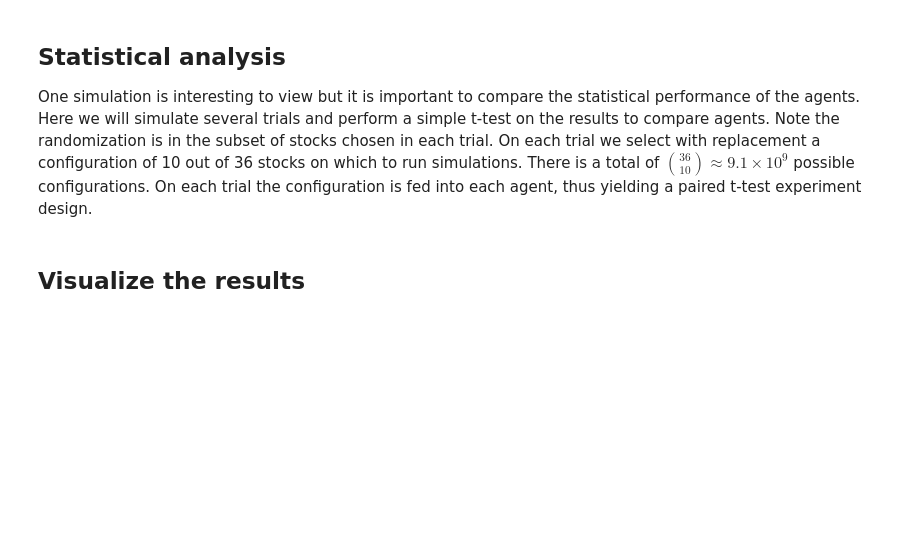
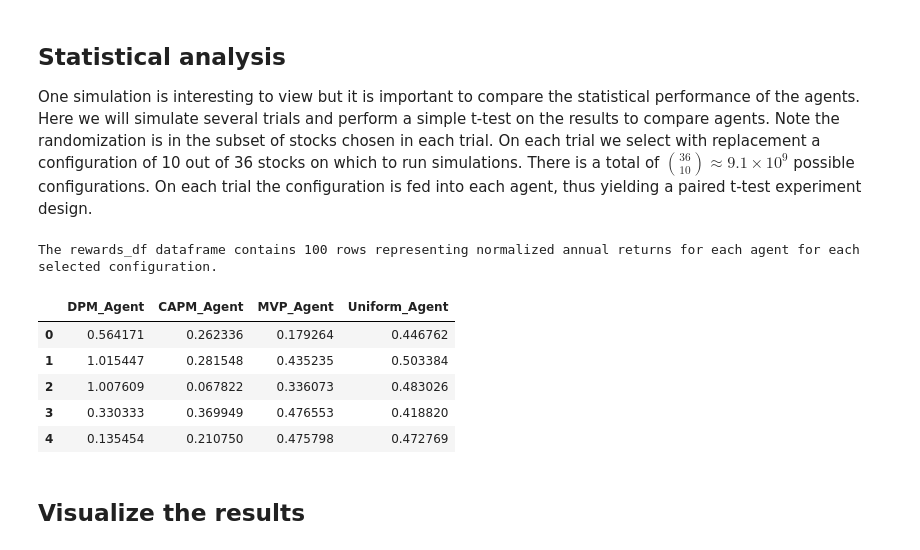
Before and after one commit to rajindermavi/portfolio_management, a Jupyter notebook: portfolio_management/agent_comparison.ipynb, the cells around one changed output. Drawn from its saved outputs; the diff is of its cells as text; code cells hidden in the pictures; blank space fills up the shorter version.

Commit message:
Compare agents after updated agent training.

```diff
--- a/portfolio_management/agent_comparison.ipynb
+++ b/portfolio_management/agent_comparison.ipynb
@@ -76,6 +76,19 @@ agents = [dpm_agent,
 rewards = sampled_agent_reward(TradingEnv,test_data,agents,n_group_size,TRIALS)
 
 rewards_df = pd.DataFrame(rewards).astype(float)
+# %%
+print(f'The rewards_df dataframe contains {rewards_df.shape[0]} rows ',end='')
+print('representing normalized annual returns for each agent for each ', end = '')
+print('selected configuration.' )
+rewards_df.head()
+# %% [output]
+The rewards_df dataframe contains 100 rows representing normalized annual returns for each agent for each selected configuration.
+|  | DPM_Agent | CAPM_Agent | MVP_Agent | Uniform_Agent |
+| 0 | 0.564171 | 0.262336 | 0.179264 | 0.446762 |
+| 1 | 1.015447 | 0.281548 | 0.435235 | 0.503384 |
+| 2 | 1.007609 | 0.067822 | 0.336073 | 0.483026 |
+| 3 | 0.330333 | 0.369949 | 0.476553 | 0.418820 |
+| 4 | 0.135454 | 0.210750 | 0.475798 | 0.472769 |
 # %% [markdown]
 ## Visualize the results
 # %%
```
Also changed, not shown: parts of 8 cells of this notebook.
